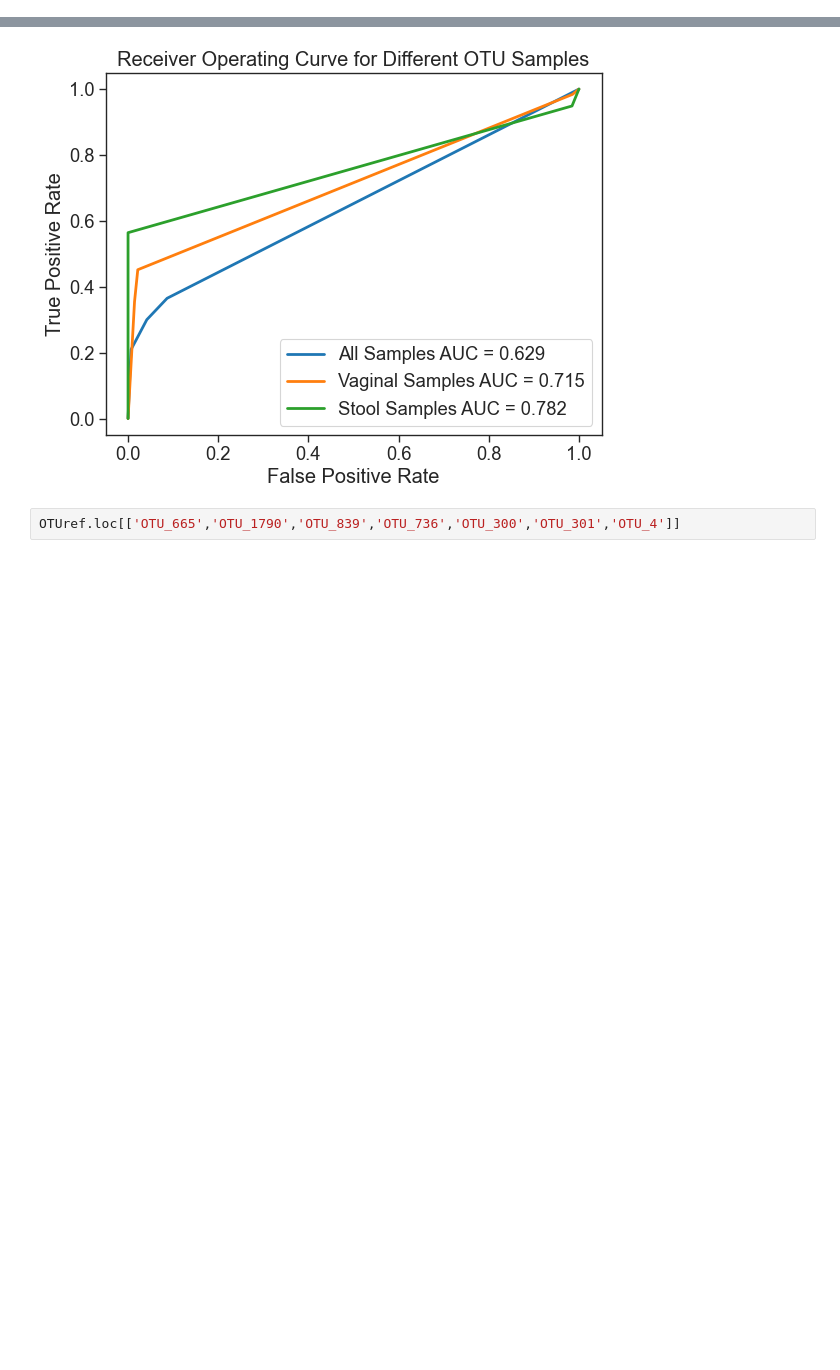
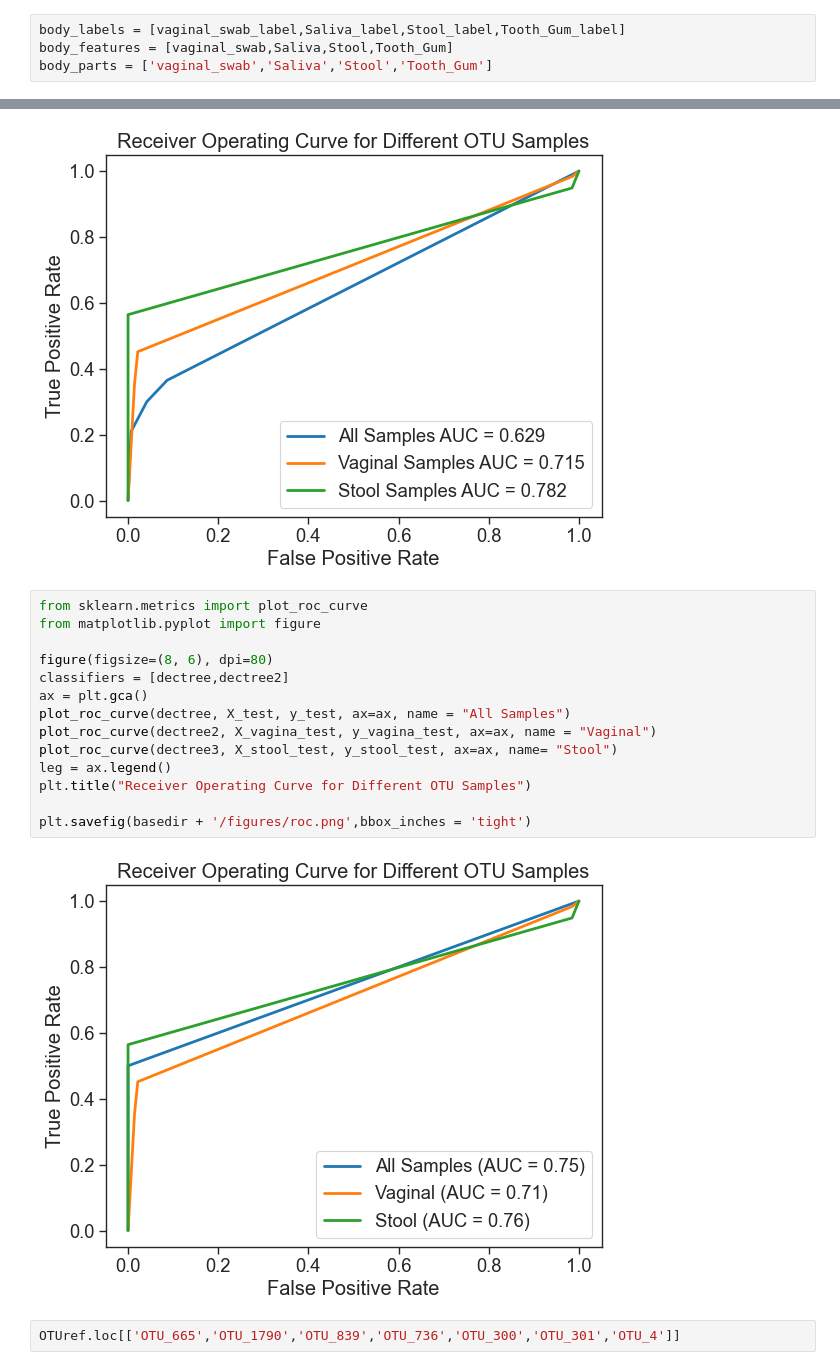
Before and after one commit to annabelng/microbiome, a Jupyter notebook: Training.ipynb, the cells around one changed output, grey strips where cells are left out. Cells and saved outputs as stored; diff of their text form; blank space fills up the shorter version.

```diff
--- a/Training.ipynb
+++ b/Training.ipynb
@@ -199,5 +212,9 @@ Urine = body_group.get_group("Urine")
 
 body_features = [vaginal_swab,Cord_Blood,Saliva,Stool,Tooth_Gum]
 body_parts = ['vagina','Cord Blood','Saliva','Stool','Tooth and Gum','Urine']
+# %%
+body_labels = [vaginal_swab_label,Saliva_label,Stool_label,Tooth_Gum_label]
+body_features = [vaginal_swab,Saliva,Stool,Tooth_Gum]
+body_parts = ['vaginal_swab','Saliva','Stool','Tooth_Gum']
 # %%
 skin_label = skin_label.drop(['BodySite'],axis=1)
@@ -389,6 +418,22 @@ plt.title("Receiver Operating Curve for Different OTU Samples")
 plt.savefig(basedir + '/figures/roc.png',bbox_inches = 'tight')
 # %% [output]
 [figure]
+# %%
+from sklearn.metrics import plot_roc_curve
+from matplotlib.pyplot import figure
+
+figure(figsize=(8, 6), dpi=80)
+classifiers = [dectree,dectree2]
+ax = plt.gca()
+plot_roc_curve(dectree, X_test, y_test, ax=ax, name = "All Samples")
+plot_roc_curve(dectree2, X_vagina_test, y_vagina_test, ax=ax, name = "Vaginal")
+plot_roc_curve(dectree3, X_stool_test, y_stool_test, ax=ax, name= "Stool")
+leg = ax.legend()
+plt.title("Receiver Operating Curve for Different OTU Samples")
+
+plt.savefig(basedir + '/figures/roc.png',bbox_inches = 'tight')
+# %% [output]
+[figure, added]
 # %%
 OTUref.loc[['OTU_665','OTU_1790','OTU_839','OTU_736','OTU_300','OTU_301','OTU_4']]
 # %% [output]
```
Also changed, not shown: parts of 8 cells of this notebook, 10 other files.
